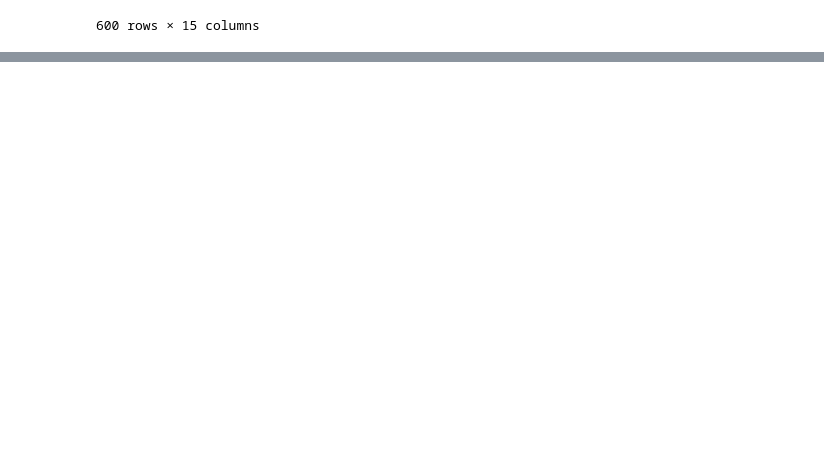
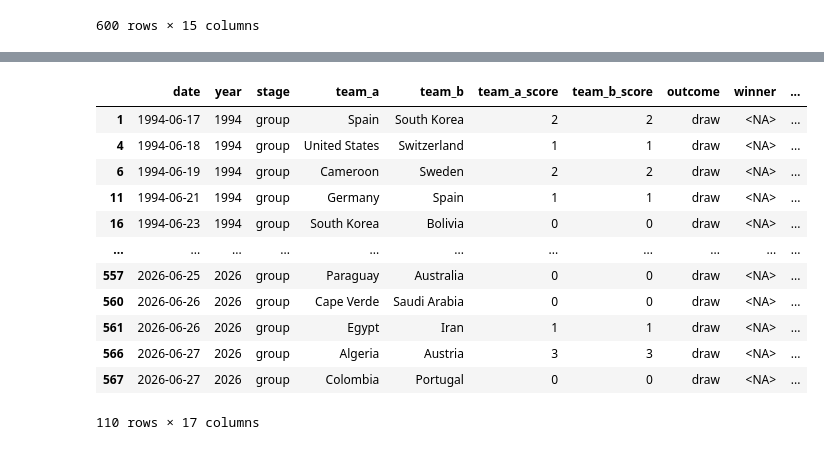
Before and after one commit to bniroula/fifa-analysis, a Jupyter notebook: notebooks/cleanup.ipynb, the cells around one changed output, grey strips where cells are left out. Drawn from its saved outputs; the diff is of its cells as text; code cells hidden in the pictures; blank space fills up the shorter version.

```diff
--- a/notebooks/cleanup.ipynb
+++ b/notebooks/cleanup.ipynb
@@ -145,0 +125,18 @@ matches[matches['outcome'] == 'draw']
+# %%
+matches["rank_diff"] = matches['team_a_rank'] - matches['team_b_rank']
+# %%
+matches["high_ranked_won"] = (((matches['team_a_rank'] < matches['team_b_rank']) & (matches['outcome'] == 'team_a_win')) | ((matches['team_a_rank'] > matches['team_b_rank']) & (matches['outcome'] == 'team_b_win')) )
+# %% [output]
+|  | date | year | stage | team_a | team_b | team_a_score | team_b_score | outcome | winner | ... |
+| 1 | 1994-06-17 | 1994 | group | Spain | South Korea | 2 | 2 | draw | <NA> | ... |
+| 4 | 1994-06-18 | 1994 | group | United States | Switzerland | 1 | 1 | draw | <NA> | ... |
+| 6 | 1994-06-19 | 1994 | group | Cameroon | Sweden | 2 | 2 | draw | <NA> | ... |
+| 11 | 1994-06-21 | 1994 | group | Germany | Spain | 1 | 1 | draw | <NA> | ... |
+| 16 | 1994-06-23 | 1994 | group | South Korea | Bolivia | 0 | 0 | draw | <NA> | ... |
+| ... | ... | ... | ... | ... | ... | ... | ... | ... | ... | ... |
+| 557 | 2026-06-25 | 2026 | group | Paraguay | Australia | 0 | 0 | draw | <NA> | ... |
+| 560 | 2026-06-26 | 2026 | group | Cape Verde | Saudi Arabia | 0 | 0 | draw | <NA> | ... |
+| 561 | 2026-06-26 | 2026 | group | Egypt | Iran | 1 | 1 | draw | <NA> | ... |
+| 566 | 2026-06-27 | 2026 | group | Algeria | Austria | 3 | 3 | draw | <NA> | ... |
+| 567 | 2026-06-27 | 2026 | group | Colombia | Portugal | 0 | 0 | draw | <NA> | ... |
+110 rows × 17 columns
```
Also changed, not shown: parts of 13 cells of this notebook, 3 other files.
